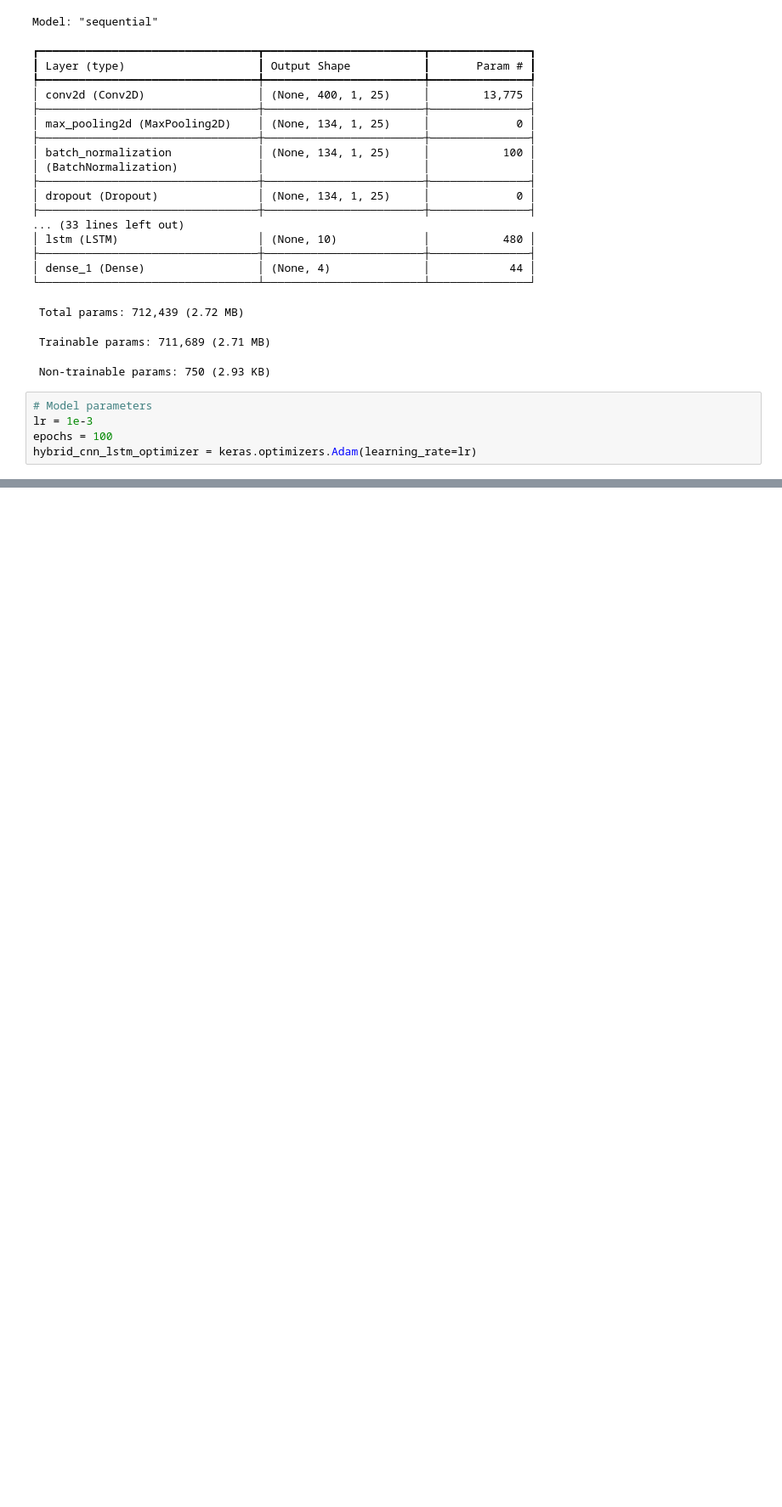
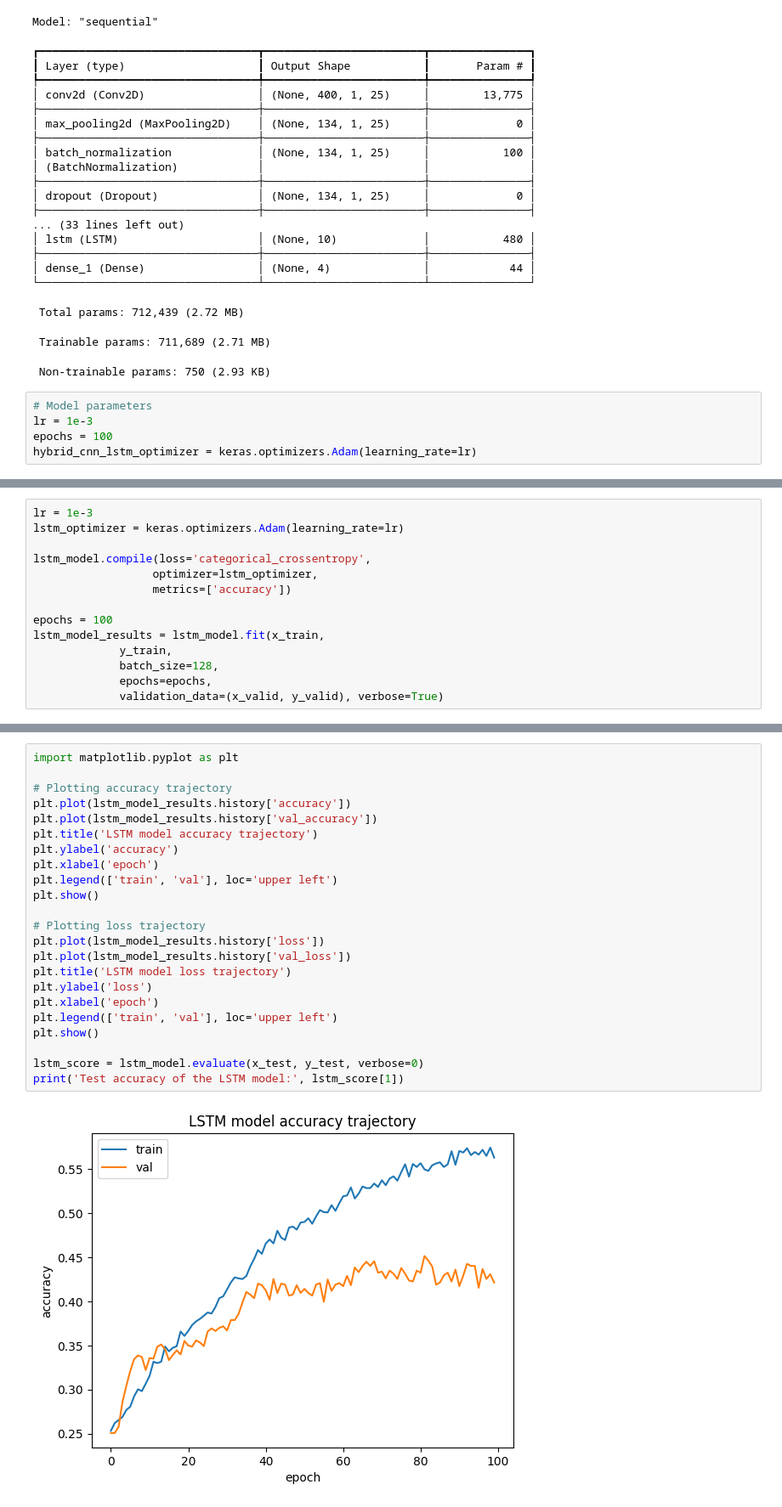
Before and after one commit to paulzzy/ece-c147-project, a Jupyter notebook: EEG_CNNLSTM.ipynb, the cells around one changed output, grey strips where cells are left out. Shown at 85% size. Saved outputs shown, nothing was run; the diff lists cells and outputs as text; blank space fills up the shorter version.

Commit message:
LSTM model with 42.66% test

```diff
--- a/EEG_CNNLSTM.ipynb
+++ b/EEG_CNNLSTM.ipynb
@@ -437,0 +469,14 @@ Test accuracy of the GRU model: 0.41309255361557007
+# %%
+lr = 1e-3
+lstm_optimizer = keras.optimizers.Adam(learning_rate=lr)
+
+lstm_model.compile(loss='categorical_crossentropy',
+                  optimizer=lstm_optimizer,
+                  metrics=['accuracy'])
+
+epochs = 100
+lstm_model_results = lstm_model.fit(x_train,
+             y_train,
+             batch_size=128,
+             epochs=epochs,
+             validation_data=(x_valid, y_valid), verbose=True)
@@ -437,0 +501,25 @@ Test accuracy of the GRU model: 0.41309255361557007
+# %%
+import matplotlib.pyplot as plt
+
+# Plotting accuracy trajectory
+plt.plot(lstm_model_results.history['accuracy'])
+plt.plot(lstm_model_results.history['val_accuracy'])
+plt.title('LSTM model accuracy trajectory')
+plt.ylabel('accuracy')
+plt.xlabel('epoch')
+plt.legend(['train', 'val'], loc='upper left')
+plt.show()
+
+# Plotting loss trajectory
+plt.plot(lstm_model_results.history['loss'])
+plt.plot(lstm_model_results.history['val_loss'])
+plt.title('LSTM model loss trajectory')
+plt.ylabel('loss')
+plt.xlabel('epoch')
+plt.legend(['train', 'val'], loc='upper left')
+plt.show()
+
+lstm_score = lstm_model.evaluate(x_test, y_test, verbose=0)
+print('Test accuracy of the LSTM model:', lstm_score[1])
+# %% [output]
+[figure, added]
```
Also changed, not shown: parts of 6 cells of this notebook.
